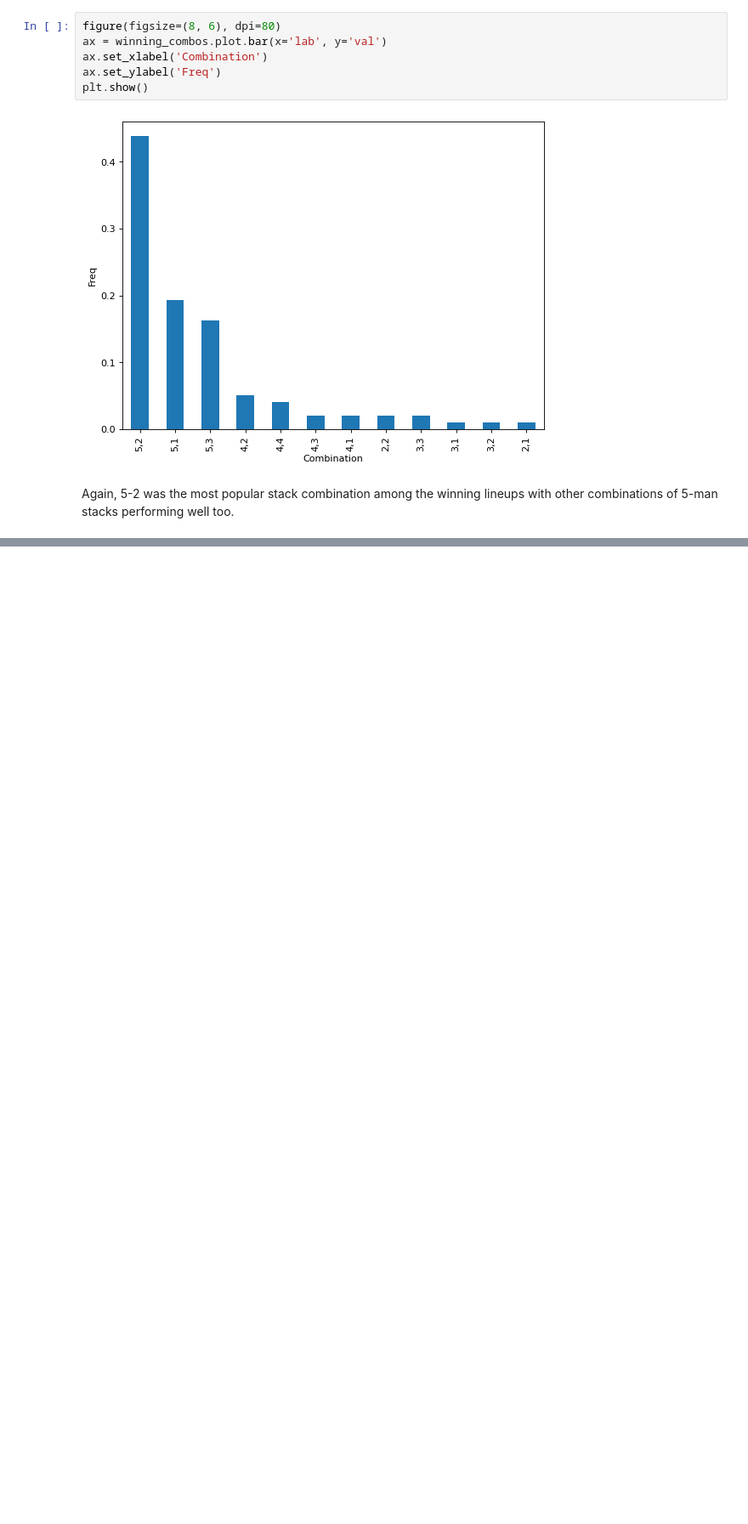
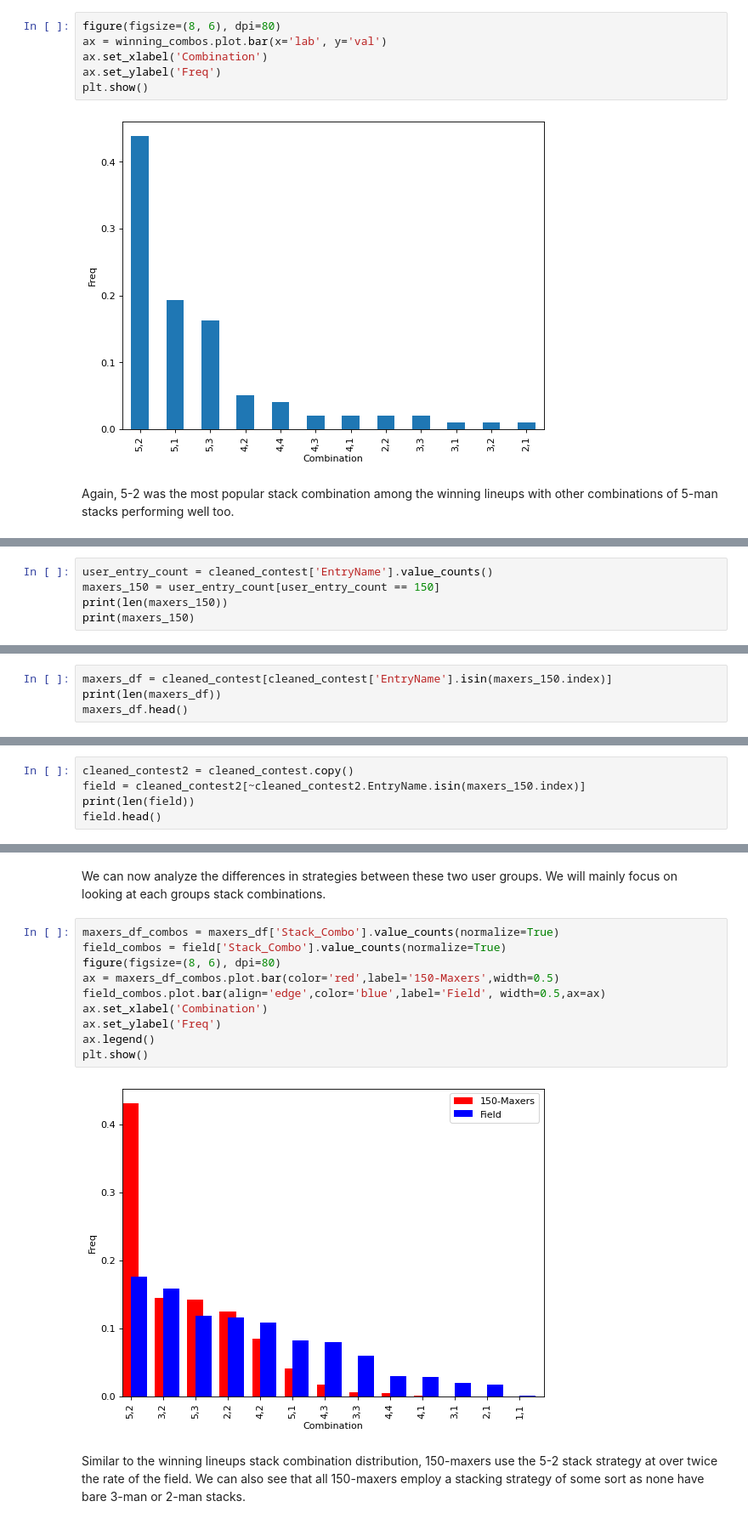
Before and after one commit to flaghunter21/DFS, a Jupyter notebook: Contest_Analysis.ipynb, the cells around one changed output, grey strips where cells are left out. Shown at 85% size. Saved outputs shown, nothing was run; the diff lists cells and outputs as text; blank space fills up the shorter version.

```diff
--- a/Contest_Analysis.ipynb
+++ b/Contest_Analysis.ipynb
@@ -418,0 +423,5 @@ Again, 5-2 was the most popular stack combination among the winning lineups with
+# %%
+user_entry_count = cleaned_contest['EntryName'].value_counts()
+maxers_150 = user_entry_count[user_entry_count == 150]
+print(len(maxers_150))
+print(maxers_150)
@@ -418,0 +448,4 @@ Again, 5-2 was the most popular stack combination among the winning lineups with
+# %%
+maxers_df = cleaned_contest[cleaned_contest['EntryName'].isin(maxers_150.index)]
+print(len(maxers_df))
+maxers_df.head()
@@ -418,0 +463,5 @@ Again, 5-2 was the most popular stack combination among the winning lineups with
+# %%
+cleaned_contest2 = cleaned_contest.copy()
+field = cleaned_contest2[~cleaned_contest2.EntryName.isin(maxers_150.index)]
+print(len(field))
+field.head()
@@ -418,0 +477,16 @@ Again, 5-2 was the most popular stack combination among the winning lineups with
+# %% [markdown]
+We can now analyze the differences in strategies between these two user groups. We will mainly focus on looking at each groups stack combinations.
+# %%
+maxers_df_combos = maxers_df['Stack_Combo'].value_counts(normalize=True)
+field_combos = field['Stack_Combo'].value_counts(normalize=True)
+figure(figsize=(8, 6), dpi=80)
+ax = maxers_df_combos.plot.bar(color='red',label='150-Maxers',width=0.5)
+field_combos.plot.bar(align='edge',color='blue',label='Field', width=0.5,ax=ax)
+ax.set_xlabel('Combination')
+ax.set_ylabel('Freq')
+ax.legend()
+plt.show()
+# %% [output]
+[figure, added]
+# %% [markdown]
+Similar to the winning lineups stack combination distribution, 150-maxers use the 5-2 stack strategy at over twice the rate of the field. We can also see that all 150-maxers employ a stacking strategy of some sort as none have bare 3-man or 2-man stacks.
```
Also changed, not shown: parts of 12 cells of this notebook.
